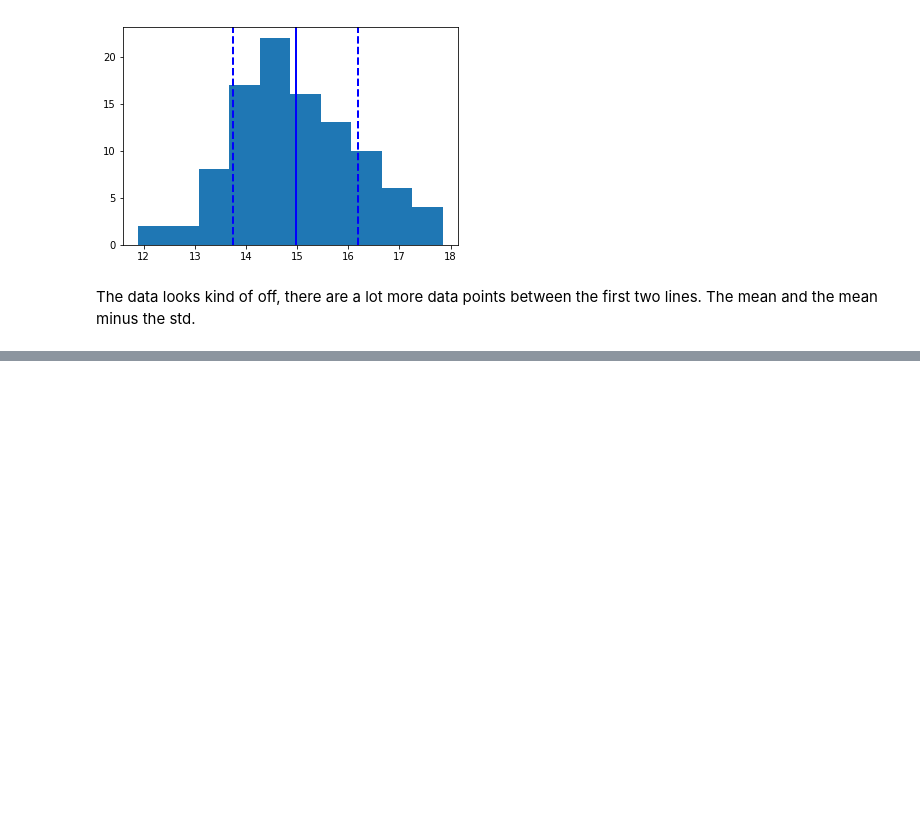
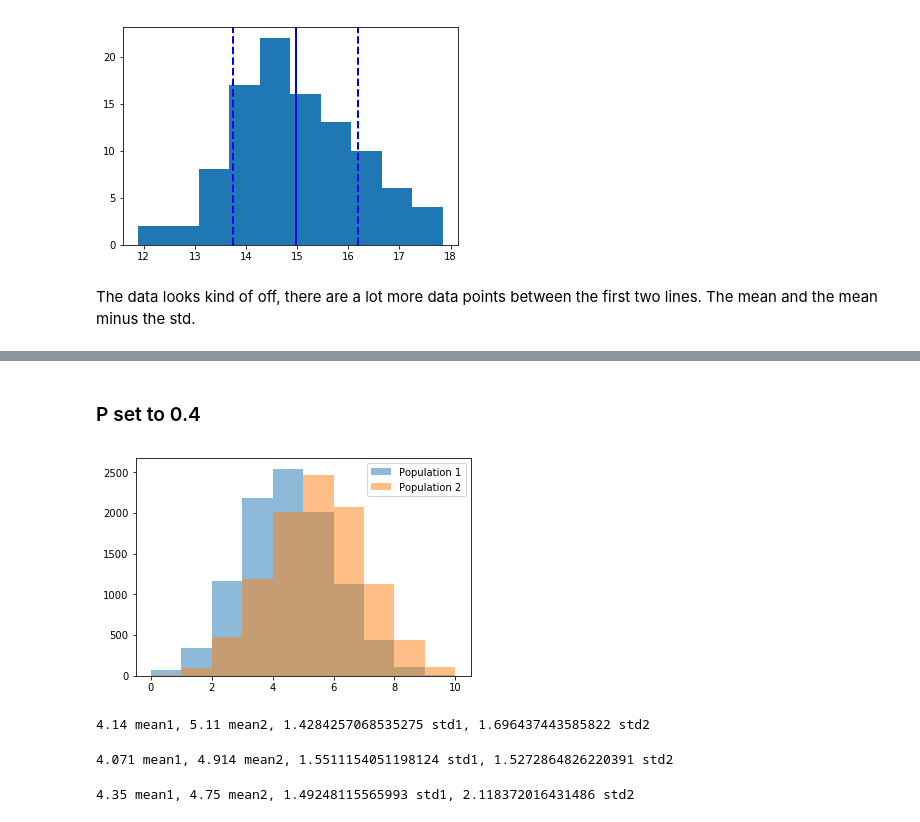
Before and after one commit to etallen127/Thinkful1, a Jupyter notebook: histograms.ipynb, the cells around one changed output, grey strips where cells are left out. Cells and saved outputs as stored; diff of their text form; code cells hidden in the pictures; blank space fills up the shorter version.

```diff
--- a/histograms.ipynb
+++ b/histograms.ipynb
@@ -93,0 +205,52 @@ The data looks kind of off, there are a lot more data points between the first t
+# %% [markdown]
+### P set to 0.4
+# %%
+pop1 = np.random.binomial(10, 0.4, 10000)
+pop2 = np.random.binomial(10,0.5, 10000)
+
+sample1 = np.random.choice(pop1, 100, replace=True)
+sample2 = np.random.choice(pop2, 100, replace=True)
+
+means1 = np.mean(sample1)
+means2 = np.mean(sample2)
+
+smp1std = sample1.std()
+smp2std = sample2.std()
+
+plt.hist(pop1, alpha=0.5, label='Population 1')
+plt.hist(pop2, alpha=0.5, label='Population 2')
+plt.legend(loc='upper right')
+
+plt.show()
+# %% [output]
+[figure, added]
+# %%
+print('{} mean1, {} mean2, {} std1, {} std2'.format(means1, means2, smp1std, smp2std))
+# %% [output]
+4.14 mean1, 5.11 mean2, 1.4284257068535275 std1, 1.696437443585822 std2
+# %%
+sample1 = np.random.choice(pop1, 1000, replace=True)
+sample2 = np.random.choice(pop2, 1000, replace=True)
+
+means1 = np.mean(sample1)
+means2 = np.mean(sample2)
+
+smp1std = sample1.std()
+smp2std = sample2.std()
+
+print('{} mean1, {} mean2, {} std1, {} std2'.format(means1, means2, smp1std, smp2std))
+# %% [output]
+4.071 mean1, 4.914 mean2, 1.5511154051198124 std1, 1.5272864826220391 std2
+# %%
+sample1 = np.random.choice(pop1, 20, replace=True)
+sample2 = np.random.choice(pop2, 20, replace=True)
+
+means1 = np.mean(sample1)
+means2 = np.mean(sample2)
+
+smp1std = sample1.std()
+smp2std = sample2.std()
+
+print('{} mean1, {} mean2, {} std1, {} std2'.format(means1, means2, smp1std, smp2std))
+# %% [output]
+4.35 mean1, 4.75 mean2, 1.49248115565993 std1, 2.118372016431486 std2
```
Also changed, not shown: parts of 19 cells of this notebook.
